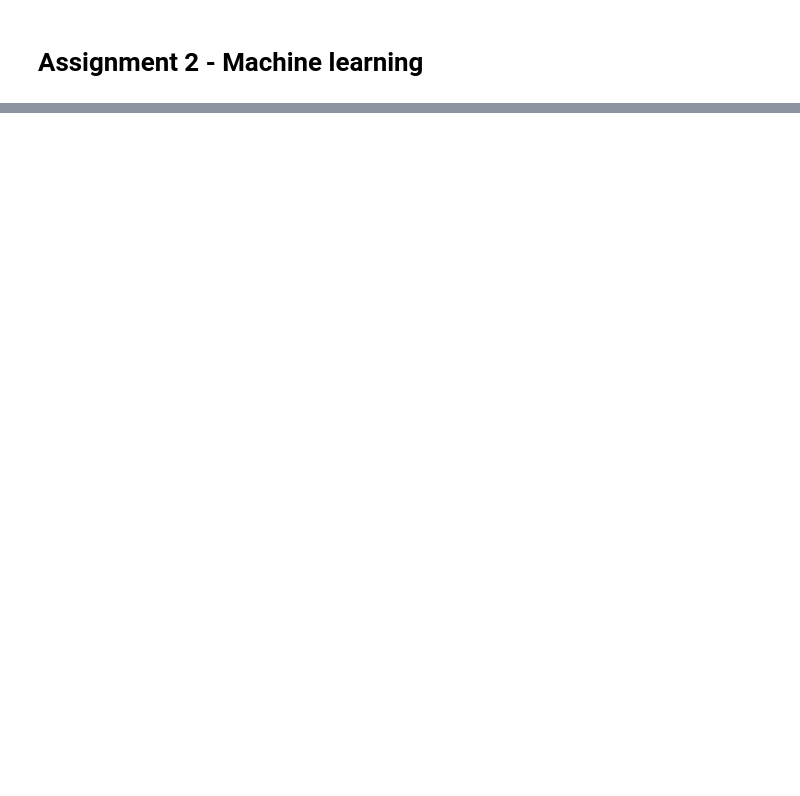
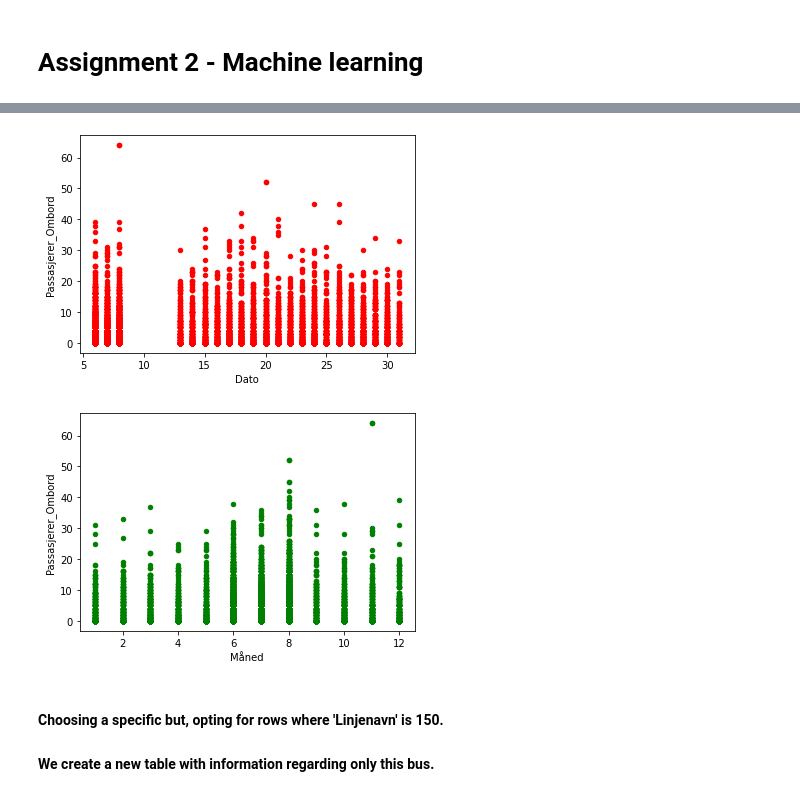
Before and after one commit to tomaloki/Assignment2_DAVE3625, a Jupyter notebook: Notebook/Assignment2_DAVE3625.ipynb, the cells around one changed output, grey strips where cells are left out. Saved outputs shown, nothing was run; the diff lists cells and outputs as text; code cells hidden in the pictures; blank space fills up the shorter version.

```diff
--- a/Notebook/Assignment2_DAVE3625.ipynb
+++ b/Notebook/Assignment2_DAVE3625.ipynb
@@ -15,0 +75,9 @@ from sklearn.model_selection import train_test_split
+# %%
+ax1 = df.plot(kind='scatter', x='Dato', y='Passasjerer_Ombord', color='r')
+ax2 = df.plot(kind='scatter', x='Måned', y='Passasjerer_Ombord', color='g')
+# %% [output]
+[figure, added]
+[figure, added]
+# %% [markdown]
+#### Choosing a specific but, opting for rows where 'Linjenavn' is 150.
+#### We create a new table with information regarding only this bus.
```
Also changed, not shown: parts of 16 cells of this notebook.
